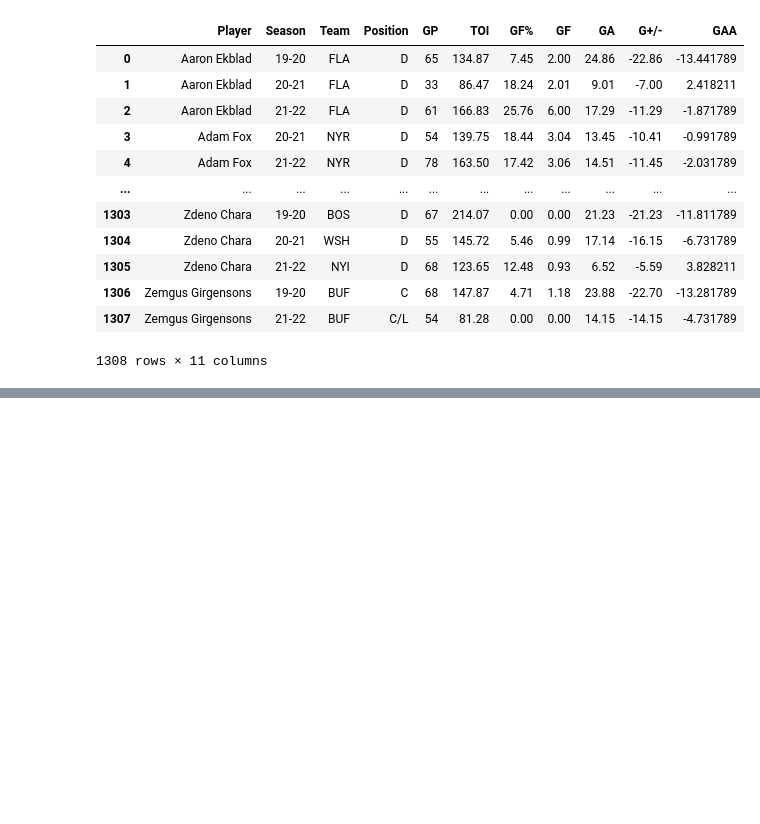
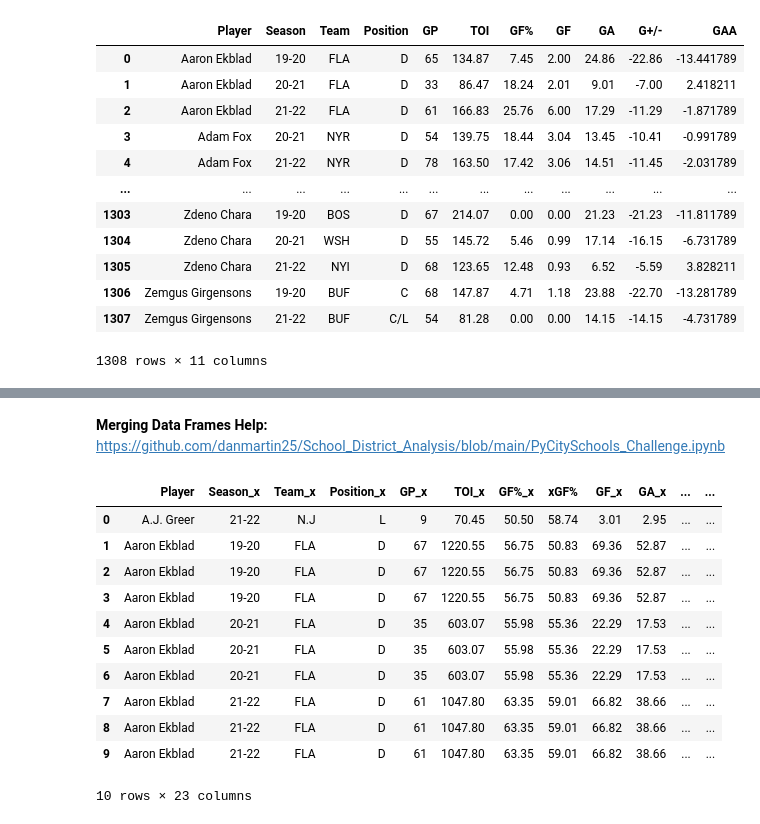
Before and after one commit to danmartin25/Hockey_Model, a Jupyter notebook: Hockey_Model_Mark_I.ipynb, the cells around one changed output, grey strips where cells are left out. Drawn from its saved outputs; the diff is of its cells as text; code cells hidden in the pictures; blank space fills up the shorter version.

```diff
--- a/Hockey_Model_Mark_I.ipynb
+++ b/Hockey_Model_Mark_I.ipynb
@@ -315,0 +337,19 @@ skater_PP_rates_raw.head()
+# %% [markdown]
+**Merging Data Frames Help:**
+https://github.com/danmartin25/School_District_Analysis/blob/main/PyCitySchools_Challenge.ipynb
+# %%
+combined_player_df = pd.merge(skater_EV_totals, skater_PP_totals, how="left", on=["Player", "Player"])
+combined_player_df.head(10)
+# %% [output]
+|  | Player | Season_x | Team_x | Position_x | GP_x | TOI_x | GF%_x | xGF% | GF_x | GA_x | ... | ... |
+| 0 | A.J. Greer | 21-22 | N.J | L | 9 | 70.45 | 50.50 | 58.74 | 3.01 | 2.95 | ... | ... |
+| 1 | Aaron Ekblad | 19-20 | FLA | D | 67 | 1220.55 | 56.75 | 50.83 | 69.36 | 52.87 | ... | ... |
+| 2 | Aaron Ekblad | 19-20 | FLA | D | 67 | 1220.55 | 56.75 | 50.83 | 69.36 | 52.87 | ... | ... |
+| 3 | Aaron Ekblad | 19-20 | FLA | D | 67 | 1220.55 | 56.75 | 50.83 | 69.36 | 52.87 | ... | ... |
+| 4 | Aaron Ekblad | 20-21 | FLA | D | 35 | 603.07 | 55.98 | 55.36 | 22.29 | 17.53 | ... | ... |
+| 5 | Aaron Ekblad | 20-21 | FLA | D | 35 | 603.07 | 55.98 | 55.36 | 22.29 | 17.53 | ... | ... |
+| 6 | Aaron Ekblad | 20-21 | FLA | D | 35 | 603.07 | 55.98 | 55.36 | 22.29 | 17.53 | ... | ... |
+| 7 | Aaron Ekblad | 21-22 | FLA | D | 61 | 1047.80 | 63.35 | 59.01 | 66.82 | 38.66 | ... | ... |
+| 8 | Aaron Ekblad | 21-22 | FLA | D | 61 | 1047.80 | 63.35 | 59.01 | 66.82 | 38.66 | ... | ... |
+| 9 | Aaron Ekblad | 21-22 | FLA | D | 61 | 1047.80 | 63.35 | 59.01 | 66.82 | 38.66 | ... | ... |
+10 rows × 23 columns
```
Also changed, not shown: parts of 5 cells of this notebook.
